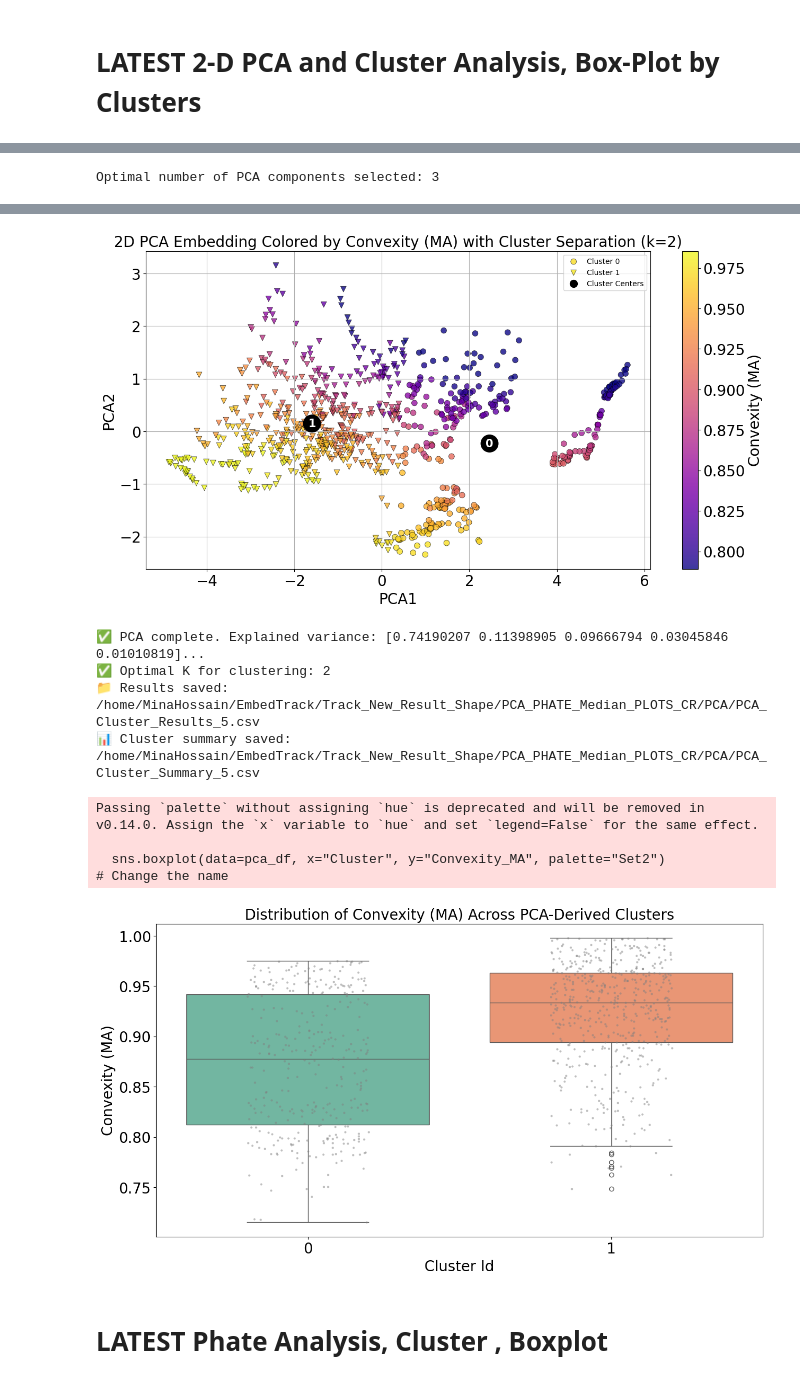
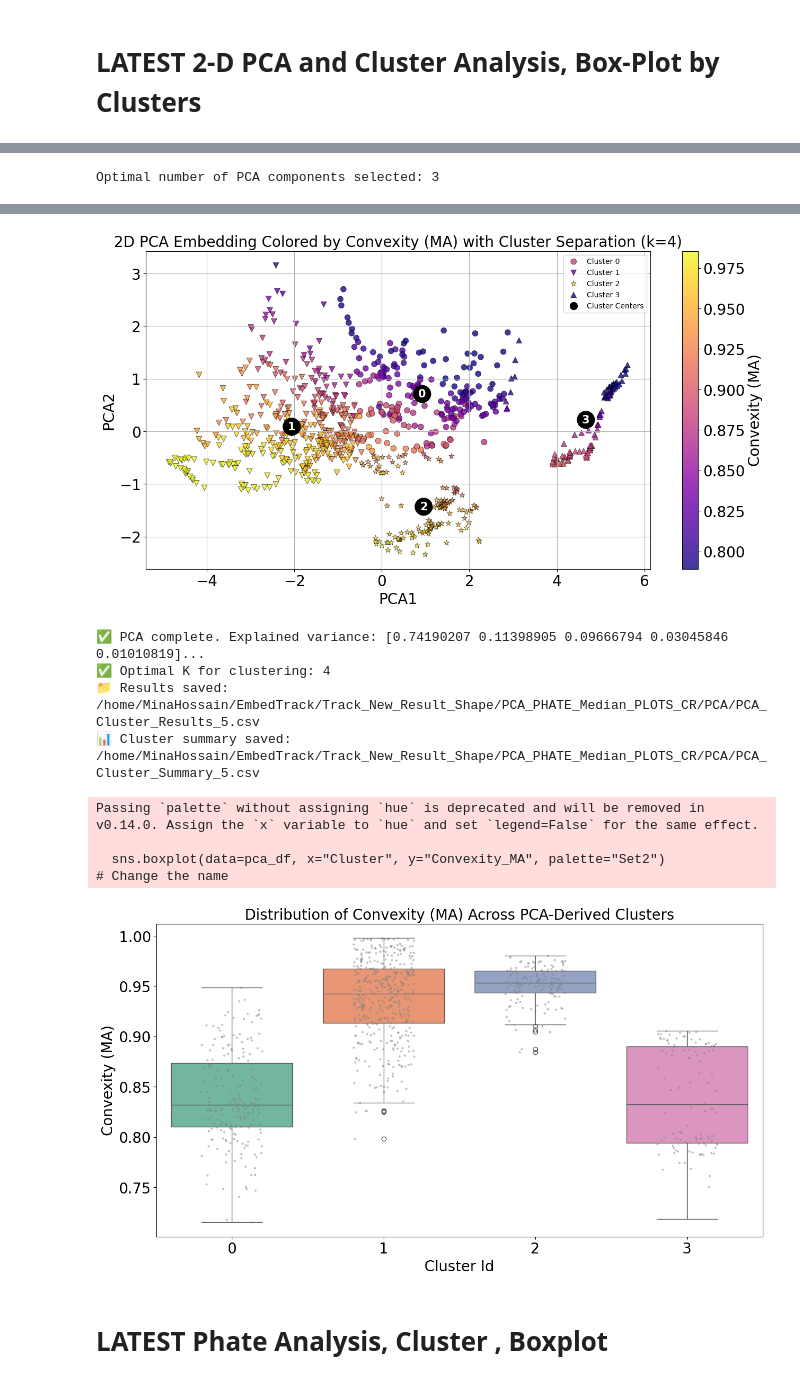
Before and after one commit to mina-mahbub/EmbedTrack_Mina, a Jupyter notebook: Track_New_Result_Shape/PCA_PHATE_Median_PLOTS_CR/PCA-PHATE_Median_PLOTS_CRR.ipynb, the cells around one changed output, grey strips where cells are left out. Saved outputs shown, nothing was run; the diff lists cells and outputs as text; code cells hidden in the pictures.

```diff
--- a/Track_New_Result_Shape/PCA_PHATE_Median_PLOTS_CR/PCA-PHATE_Median_PLOTS_CRR.ipynb
+++ b/Track_New_Result_Shape/PCA_PHATE_Median_PLOTS_CR/PCA-PHATE_Median_PLOTS_CRR.ipynb
@@ -102,7 +102,7 @@ def apply_pca_with_clustering(csv_path, output_directory, window_size):
 
     # --- KMeans Clustering in 2D PCA Space ---
     silhouette_scores = []
-    k_range = range(2,20)
+    k_range = range(2,15)
     for k in k_range:
         kmeans = KMeans(n_clusters=k, random_state=0, n_init='auto').fit(pca_df[["PCA1", "PCA2"]])
         score = silhouette_score(pca_df[["PCA1", "PCA2"]], kmeans.labels_)
@@ -130,7 +130,9 @@ def apply_pca_with_clustering(csv_path, output_directory, window_size):
     plt.show()
 
     # --- Final Clustering ---
-    kmeans = KMeans(n_clusters=optimal_k, random_state=0, n_init='auto')
+
+    optimal_kk=4 ### Number of Cluster
+    kmeans = KMeans(n_clusters=optimal_kk, random_state=0, n_init='auto')
     pca_df["Cluster"] = kmeans.fit_predict(pca_df[["PCA1", "PCA2"]])
     cluster_centers = kmeans.cluster_centers_
 
@@ -188,7 +190,7 @@ def apply_pca_with_clustering(csv_path, output_directory, window_size):
 
 
     # plt.title(f"2D PCA Embedding Colored by X_Centroid Velocity (MA) with Cluster Separation (k={optimal_k})",fontsize=20)                  # change the name
-    plt.title(f"2D PCA Embedding Colored by Convexity (MA) with Cluster Separation (k={optimal_k})",fontsize=20)
+    plt.title(f"2D PCA Embedding Colored by Convexity (MA) with Cluster Separation (k={optimal_kk})",fontsize=20)
     plt.xlabel("PCA1",fontsize=20)
     plt.ylabel("PCA2",fontsize=20)
     # plt.legend()
@@ -217,7 +219,7 @@ def apply_pca_with_clustering(csv_path, output_directory, window_size):
     cluster_summary.to_csv(summary_path, index=False)
 
     print(f"✅ PCA complete. Explained variance: {explained_variance[:5]}...")
-    print(f"✅ Optimal K for clustering: {optimal_k}")
+    print(f"✅ Optimal K for clustering: {optimal_kk}")
     print(f"📁 Results saved: {output_csv}")
     print(f"📊 Cluster summary saved: {summary_path}")
 
@@ -271,9 +273,9 @@ def apply_pca_with_clustering(csv_path, output_directory, window_size):
 window_size = 5
 output_directory = "/home/MinaHossain/EmbedTrack/Track_New_Result_Shape/PCA_PHATE_Median_PLOTS_CR/PCA"
 
-input_directory= "/home/MinaHossain/EmbedTrack/Track_New_Result_Shape/Median"
+input_directory= "/home/MinaHossain/EmbedTrack/Track_New_Result_Shape/Mean"
 
-csv_path = os.path.join(input_directory, f"Cells_Centroid_Velocity_TrueLabel_MA_Median_{window_size}.csv")
+csv_path = os.path.join(input_directory, f"Cells_Centroid_Velocity_TrueLabel_MA_Mean_{window_size}.csv")
 apply_pca_with_clustering(csv_path, output_directory, window_size)
 
 
@@ -292,12 +294,12 @@ Optimal number of PCA components selected: 3
-[figure, old version]
+[figure, new version]
 ✅ PCA complete. Explained variance: [0.74190207 0.11398905 0.09666794 0.03045846 0.01010819]...
-✅ Optimal K for clustering: 2
+✅ Optimal K for clustering: 4
 📁 Results saved: /home/MinaHossain/EmbedTrack/Track_New_Result_Shape/PCA_PHATE_Median_PLOTS_CR/PCA/PCA_Cluster_Results_5.csv
 📊 Cluster summary saved: /home/MinaHossain/EmbedTrack/Track_New_Result_Shape/PCA_PHATE_Median_PLOTS_CR/PCA/PCA_Cluster_Summary_5.csv
 Passing `palette` without assigning `hue` is deprecated and will be removed in v0.14.0. Assign the `x` variable to `hue` and set `legend=False` for the same effect.
 
   sns.boxplot(data=pca_df, x="Cluster", y="Convexity_MA", palette="Set2")                                                # Change the name
-[figure, old version]
+[figure, new version]
 # %% [markdown]
 # LATEST Phate Analysis, Cluster , Boxplot
 # %%
```
Also changed, not shown: parts of 2 cells of this notebook, 10 other files.
